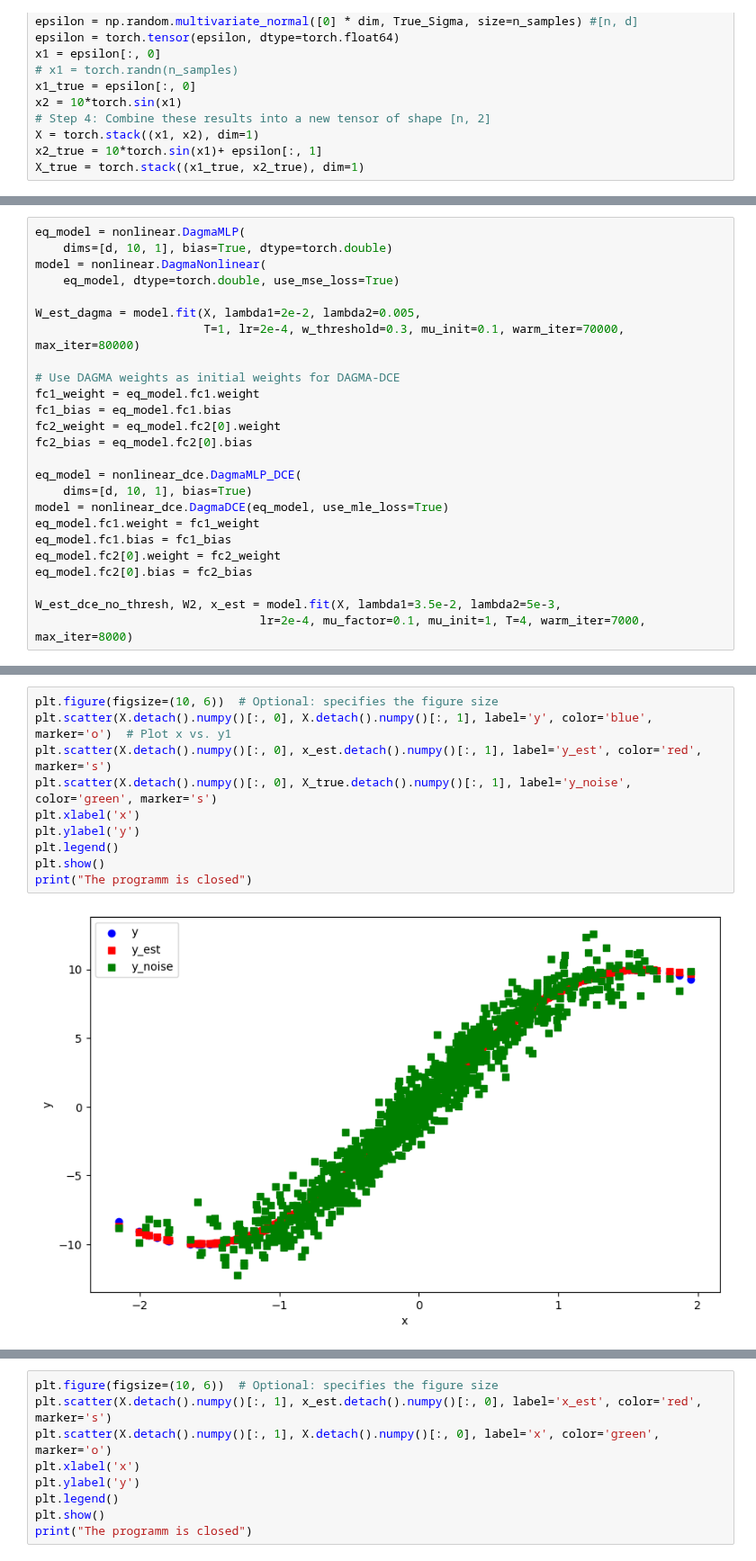
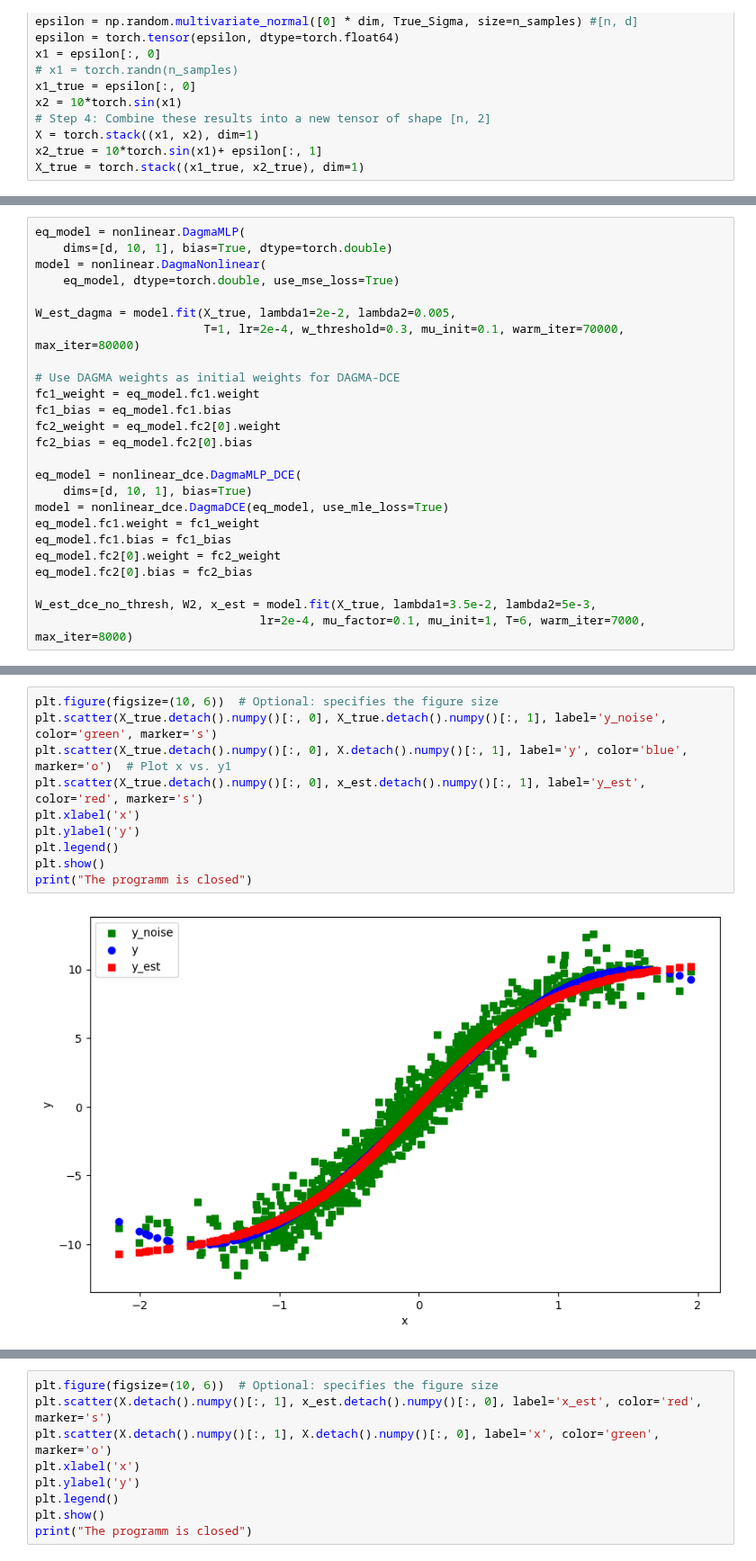
Before and after one commit to yurou-liang/ADMG, a Jupyter notebook: src/DagmaDCE/Test.ipynb, the cells around one changed output, grey strips where cells are left out. Shown at 90% size. Cells and saved outputs as stored; diff of their text form.

```diff
--- a/src/DagmaDCE/Test.ipynb
+++ b/src/DagmaDCE/Test.ipynb
@@ -1015,7 +1035,7 @@ eq_model = nonlinear.DagmaMLP(
 model = nonlinear.DagmaNonlinear(
     eq_model, dtype=torch.double, use_mse_loss=True)
 
-W_est_dagma = model.fit(X, lambda1=2e-2, lambda2=0.005,
+W_est_dagma = model.fit(X_true, lambda1=2e-2, lambda2=0.005,
                         T=1, lr=2e-4, w_threshold=0.3, mu_init=0.1, warm_iter=70000, max_iter=80000)
 
 # Use DAGMA weights as initial weights for DAGMA-DCE
@@ -1032,6 +1052,6 @@ eq_model.fc1.bias = fc1_bias
 eq_model.fc2[0].weight = fc2_weight
 eq_model.fc2[0].bias = fc2_bias
 
-W_est_dce_no_thresh, W2, x_est = model.fit(X, lambda1=3.5e-2, lambda2=5e-3,
-                                lr=2e-4, mu_factor=0.1, mu_init=1, T=4, warm_iter=7000, max_iter=8000)
+W_est_dce_no_thresh, W2, x_est = model.fit(X_true, lambda1=3.5e-2, lambda2=5e-3,
+                                lr=2e-4, mu_factor=0.1, mu_init=1, T=6, warm_iter=7000, max_iter=8000)
 # %% [output]
@@ -1164,15 +1220,15 @@ W_est_dce_no_thresh tensor([[1.1754e-03, 8.3008e+00],
 # %%
 plt.figure(figsize=(10, 6))  # Optional: specifies the figure size
-plt.scatter(X.detach().numpy()[:, 0], X.detach().numpy()[:, 1], label='y', color='blue', marker='o')  # Plot x vs. y1
-plt.scatter(X.detach().numpy()[:, 0], x_est.detach().numpy()[:, 1], label='y_est', color='red', marker='s')
-plt.scatter(X.detach().numpy()[:, 0], X_true.detach().numpy()[:, 1], label='y_noise', color='green', marker='s')
+plt.scatter(X_true.detach().numpy()[:, 0], X_true.detach().numpy()[:, 1], label='y_noise', color='green', marker='s')
+plt.scatter(X_true.detach().numpy()[:, 0], X.detach().numpy()[:, 1], label='y', color='blue', marker='o')  # Plot x vs. y1
+plt.scatter(X_true.detach().numpy()[:, 0], x_est.detach().numpy()[:, 1], label='y_est', color='red', marker='s')
 plt.xlabel('x')
 plt.ylabel('y')
 plt.legend()
 plt.show()
 print("The programm is closed")
 # %% [output]
-[figure, old version]
+[figure, new version]
 The programm is closed
 # %%
 plt.figure(figsize=(10, 6))  # Optional: specifies the figure size
```
Also changed, not shown: parts of 29 cells of this notebook, 2 other files.
